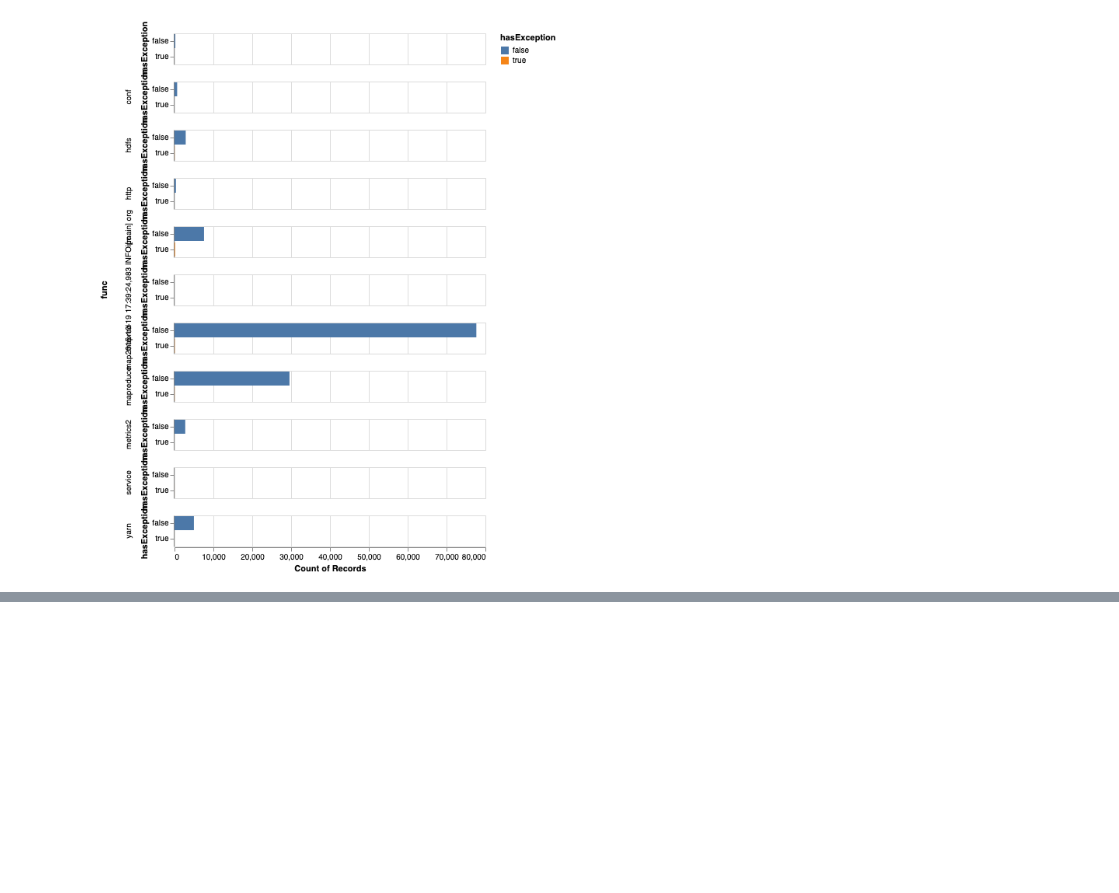
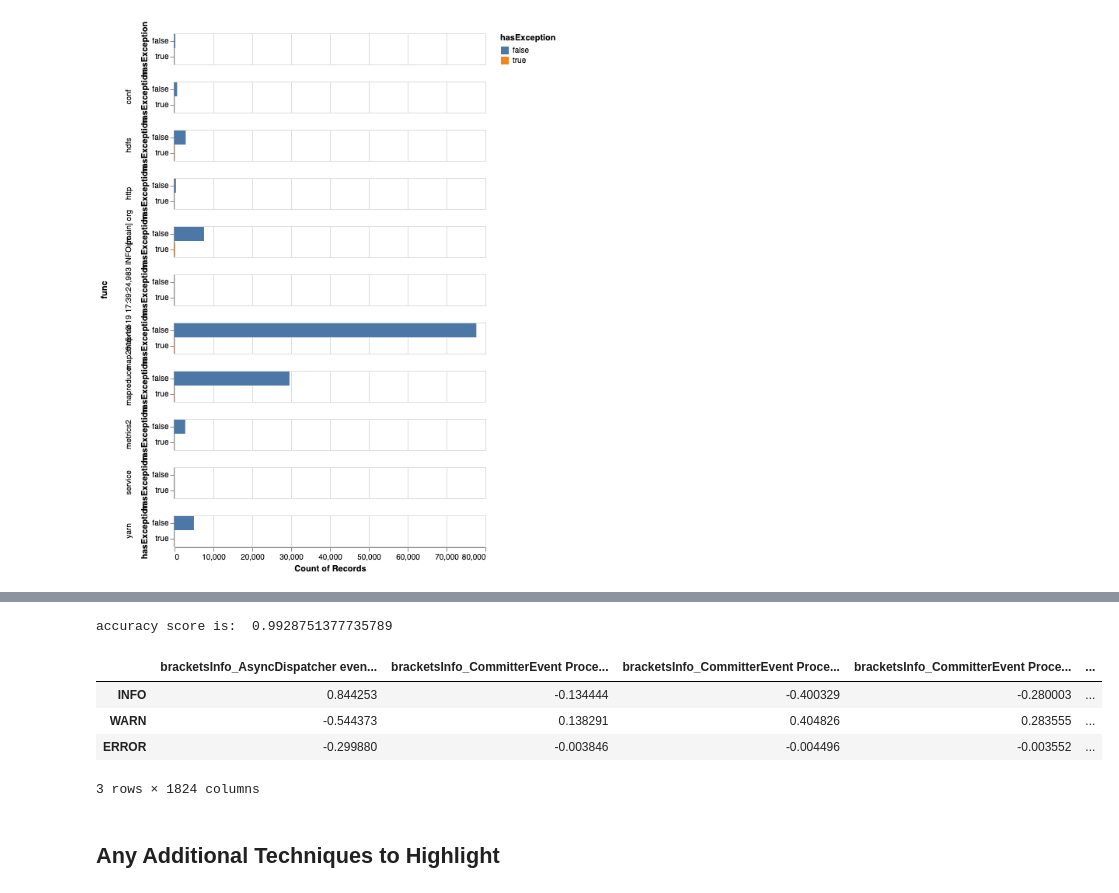
Before and after one commit to Aliceburg/586project, a Jupyter notebook: milestone1.ipynb, the cells around one changed output, grey strips where cells are left out. Saved outputs shown, nothing was run; the diff lists cells and outputs as text; code cells hidden in the pictures; blank space fills up the shorter version.

```diff
--- a/milestone1.ipynb
+++ b/milestone1.ipynb
@@ -68,0 +135,11 @@ y='hasException',
+# %%
+dict_mode = {'INFO':1,'WARN':2,'ERROR':3}
+df=df.replace({"label": dict_mode})
+df.label = df.label.astype('category')
+df.bracketsInfo = df.bracketsInfo.astype('category')
+df.func = df.func.astype('category')
+df.hasError = df.hasError.astype('boolean')
+df.hasException = df.hasException.astype('boolean')
+df=df.drop(columns=['message','date','hour'])
+# %%
+feature_df = pd.get_dummies(df,prefix=['bracketsInfo','func','hasError','hasException'],columns=['bracketsInfo','func','hasError','hasException'])
@@ -68,0 +148,15 @@ y='hasException',
+# %%
+from sklearn.model_selection import train_test_split
+labeld = feature_df['label']
+featured = feature_df.loc[:, feature_df.columns != 'label']
+x_train, x_test, y_train, y_test = train_test_split(featured,labeld,test_size=0.2)
+# %%
+from sklearn.linear_model import LogisticRegression
+from sklearn.metrics import mean_squared_error, confusion_matrix,plot_confusion_matrix
+
+clf = LogisticRegression(max_iter=10)
+clf.fit(x_train, y_train)
+
+y_pred = clf.predict(x_test)
+mse_test = mean_squared_error(y_test, y_pred)
+print("mse of logistic regression is: ", mse_test)
@@ -68,0 +172,18 @@ y='hasException',
+# %%
+from sklearn.metrics import accuracy_score
+acc_test = accuracy_score(y_test, y_pred)
+print("accuracy score is: ", acc_test)
+# %% [output]
+accuracy score is:  0.9928751377735789
+# %%
+coef_df = pd.DataFrame(clf.coef_,columns=x_train.columns,
+                       index=['INFO','WARN','ERROR'])
+coef_df
+# %% [output]
+|  | bracketsInfo_AsyncDispatcher even... | bracketsInfo_CommitterEvent Proce... | bracketsInfo_CommitterEvent Proce... | bracketsInfo_CommitterEvent Proce... | ... |
+| INFO | 0.844253 | -0.134444 | -0.400329 | -0.280003 | ... |
+| WARN | -0.544373 | 0.138291 | 0.404826 | 0.283555 | ... |
+| ERROR | -0.299880 | -0.003846 | -0.004496 | -0.003552 | ... |
+3 rows × 1824 columns
+# %% [markdown]
+## Any Additional Techniques to Highlight
```
Also changed, not shown: parts of 16 cells of this notebook.
